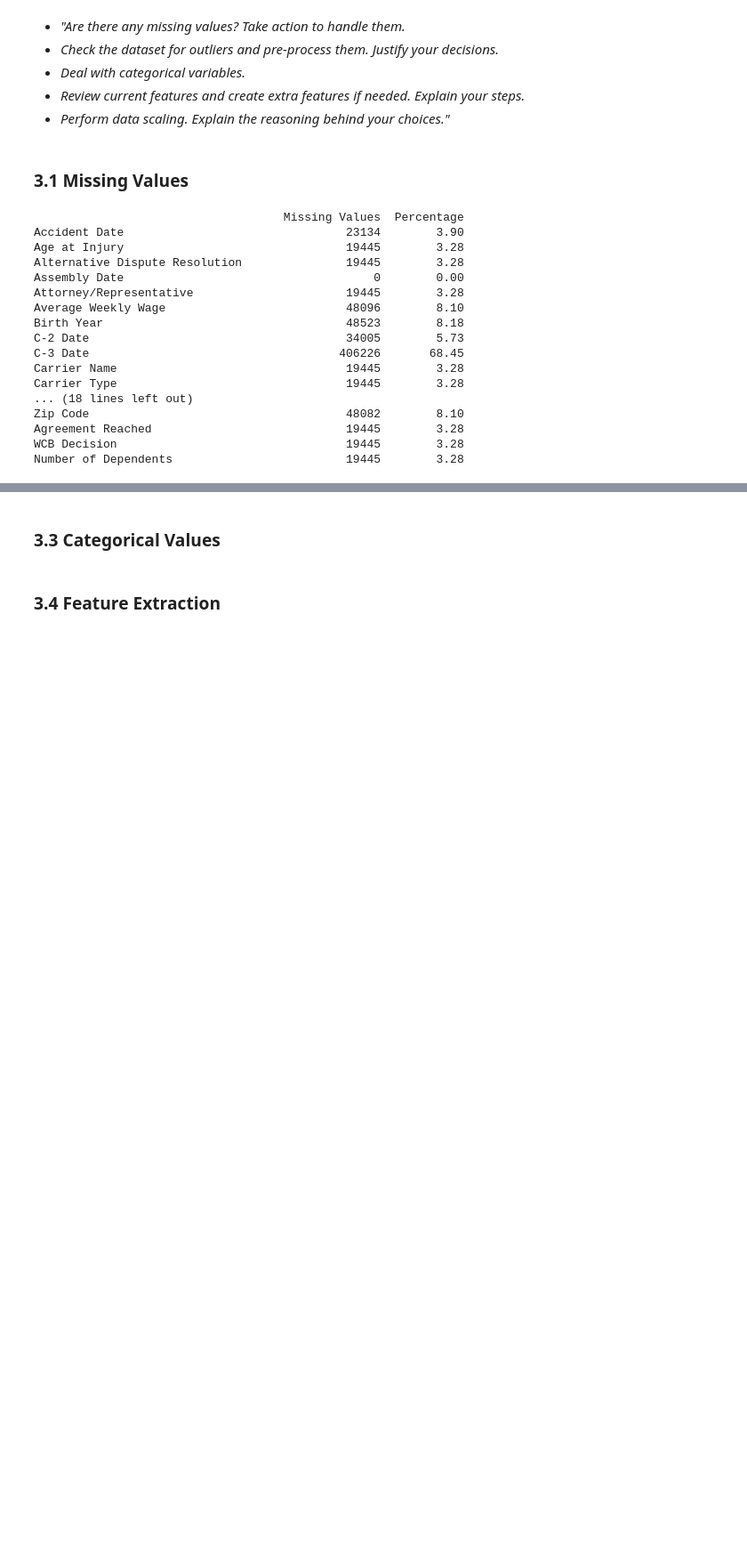
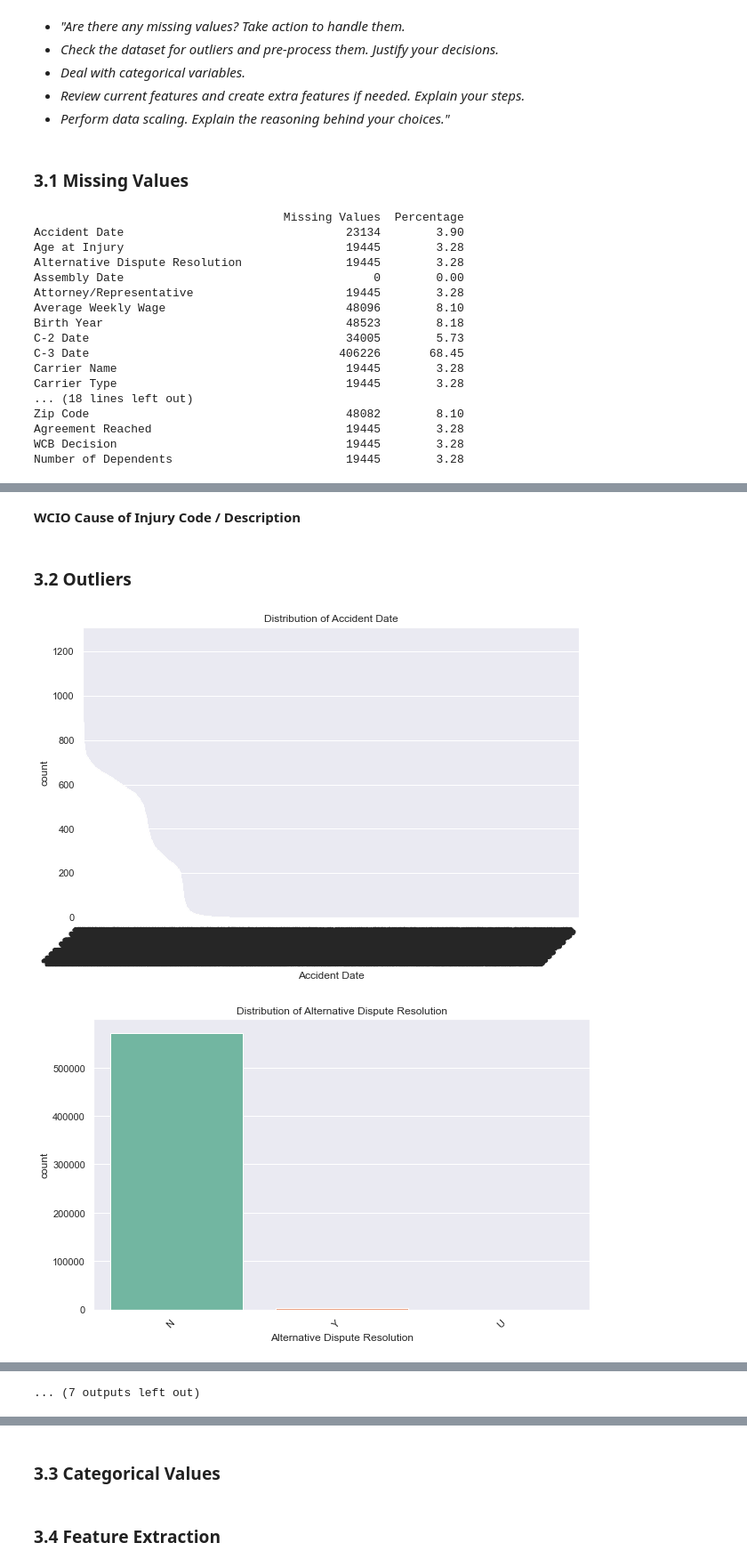
Before and after one commit to alexandregsg/ML_Project_Group52, a Jupyter notebook: Homework_Group52.ipynb, the cells around one changed output, grey strips where cells are left out. Shown at 89% size. Drawn from its saved outputs; the diff is of its cells as text; code cells hidden in the pictures; blank space fills up the shorter version.

```diff
--- a/Homework_Group52.ipynb
+++ b/Homework_Group52.ipynb
@@ -278,0 +435,6 @@ Number of rows without missing values: 68525
+# %%
+# Convert 'Accident Date' to datetime format if it's not already
+train_df_temp2['Accident Date'] = pd.to_datetime(train_df_temp2['Accident Date'], errors='coerce')
+
+# Calculate missing 'Birth Year' values
+train_df_temp2['Birth Year'] = train_df_temp2['Birth Year'].fillna(train_df_temp2['Accident Date'].dt.year - train_df_temp2['Age at Injury'])
@@ -278,0 +489,19 @@ Number of rows without missing values: 68525
+# %%
+# Calculate the frequency distribution (weights) for the 'Industry Code' column
+industry_code_counts = train_df_temp2['Industry Code'].value_counts(normalize=True)
+
+# Create a list of possible values and their corresponding weights
+categories = industry_code_counts.index.tolist()
+weights = industry_code_counts.values.tolist()
+
+# Impute missing values based on the weighted distribution
+# np.random.choice randomly selects from the categories based on their weights
+train_df_temp2['Industry Code'] = train_df_temp2['Industry Code'].apply(lambda x: np.random.choice(categories, p=weights) if pd.isna(x) else x)
+# %%
+# Mapping of 'Industry Code' to 'Industry Code Description' (ignoring missing values)
+code_description_mapping = train_df_temp2.dropna(subset=['Industry Code Description']).set_index('Industry Code')['Industry Code Description'].to_dict()
+
+# Fill missing 'Industry Code Description' values based on the 'Industry Code'
+train_df_temp2['Industry Code Description'] = train_df_temp2['Industry Code'].map(code_description_mapping).combine_first(train_df_temp2['Industry Code Description'])
+# %% [markdown]
+__WCIO Cause of Injury Code / Description__
@@ -278,0 +518,16 @@ Number of rows without missing values: 68525
+# %% [markdown]
+### 3.2 Outliers
+# %%
+# Categorical columns
+categorical_columns = train_df_temp2.select_dtypes(include=['object', 'category']).columns
+
+# Plot categorical features
+for column in categorical_columns:
+    plt.figure(figsize=(10, 6))
+    sns.countplot(data=train_df_temp2, x=column, palette='Set2', order=train_df_temp2[column].value_counts().index)
+    plt.title(f'Distribution of {column}')
+    plt.xticks(rotation=45, ha='right')
+    plt.show()
+# %% [output]
+[figure, added]
+[figure, added]
@@ -278,0 +544 @@ Number of rows without missing values: 68525
+... (7 outputs left out)
```
Also changed, not shown: parts of 31 cells of this notebook.
